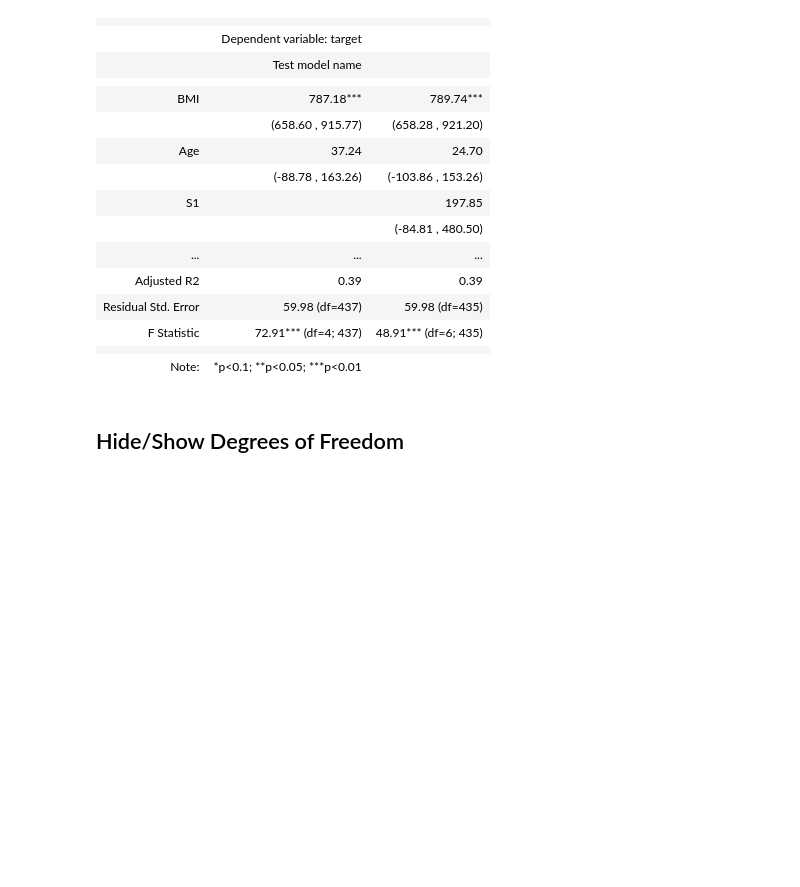
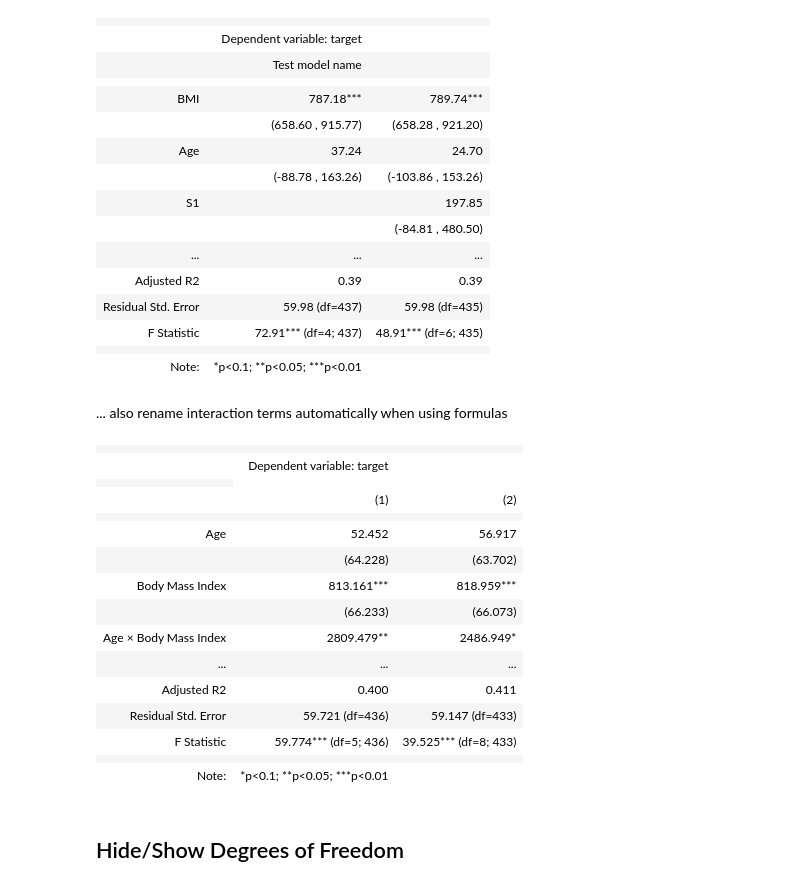
Before and after one commit to StatsReporting/stargazer, a Jupyter notebook: examples.ipynb, the cells around one changed output. Drawn from its saved outputs; the diff is of its cells as text; code cells hidden in the pictures; blank space fills up the shorter version.

Commit message:
Added examples for renaming with interaction terms

```diff
--- a/examples.ipynb
+++ b/examples.ipynb
@@ -296,6 +296,32 @@ Diabetes Study
 | F Statistic | 72.91*** (df=4; 437) | 48.91*** (df=6; 435) |
 |  |  |  |
 | Note: | *p<0.1; **p<0.05; ***p<0.01 |  |
+# %% [markdown]
+... also rename interaction terms automatically when using formulas
+# %%
+estint1=sm.OLS.from_formula('target ~ Age * BMI + Sex + ABP', data=df).fit()
+estint2=sm.OLS.from_formula('target ~ Age * BMI * Sex + ABP', data=df).fit()
+tabInt= Stargazer([estint1,estint2])
+tabInt.rename_covariates({"BMI":"Body Mass Index",
+                          'Sex':"Female"}, formula=True)
+tabInt
+# %% [output]
+|  |  |  |
+|  | Dependent variable: target |  |
+|  |
+|  | (1) | (2) |
+|  |  |  |
+| Age | 52.452 | 56.917 |
+|  | (64.228) | (63.702) |
+| Body Mass Index | 813.161*** | 818.959*** |
+|  | (66.233) | (66.073) |
+| Age × Body Mass Index | 2809.479** | 2486.949* |
+| ... | ... | ... |
+| Adjusted R2 | 0.400 | 0.411 |
+| Residual Std. Error | 59.721 (df=436) | 59.147 (df=433) |
+| F Statistic | 59.774*** (df=5; 436) | 39.525*** (df=8; 433) |
+|  |  |  |
+| Note: | *p<0.1; **p<0.05; ***p<0.01 |  |
 # %% [markdown]
 ## Hide/Show Degrees of Freedom
 # %%
```
Also changed, not shown: parts of 9 cells of this notebook.
